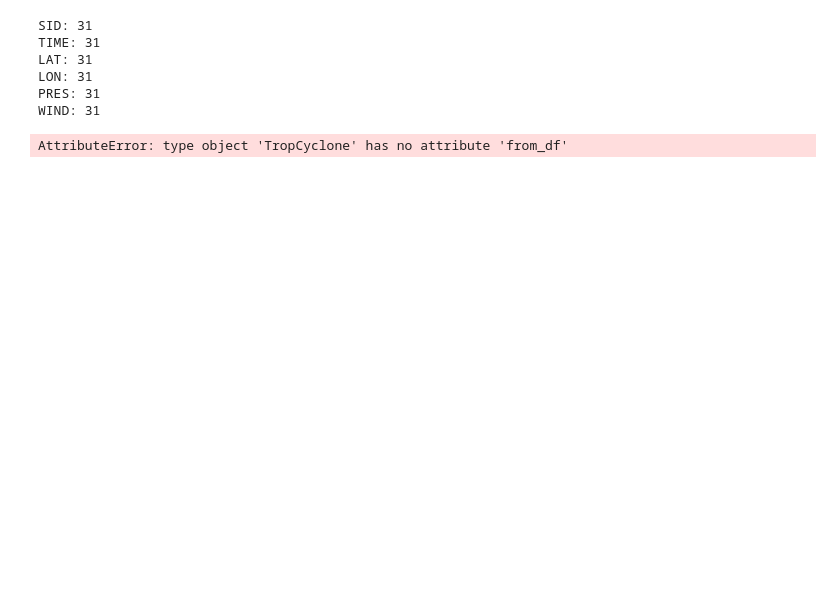
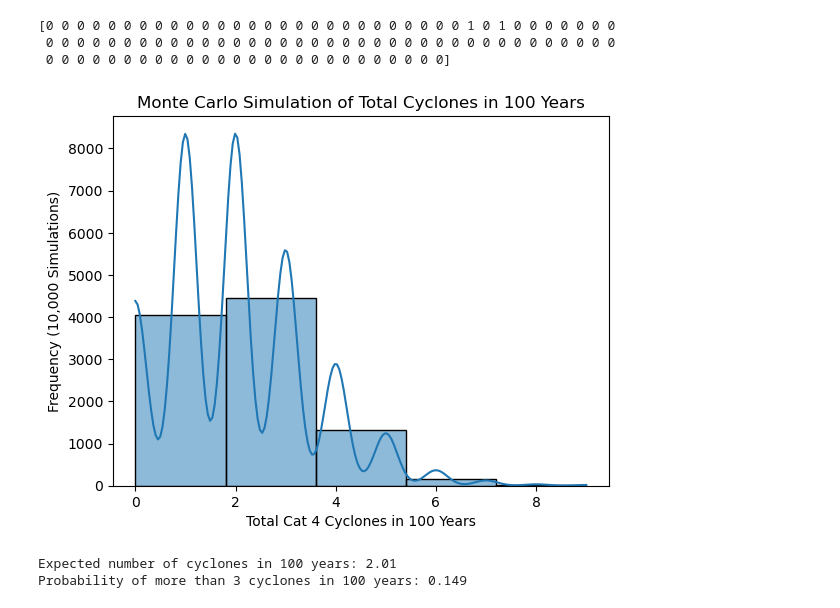
Before and after one commit to Moqian1122/TCRiskIndia, a Jupyter notebook: simulation.ipynb, the cells around one changed output. Drawn from its saved outputs; the diff is of its cells as text; code cells hidden in the pictures; blank space fills up the shorter version.

Commit message:
impact calcs

```diff
--- a/simulation.ipynb
+++ b/simulation.ipynb
@@ -50,18 +0,0 @@ def damage_function(wind_speed, W0=100, k=0.1):
-# %%
-n_simulations = 100000
-damage_results = []
-
-for _ in range(n_simulations):
-    n_tc = np.random.poisson(lambda_scenario)  # Number of TCs
-    wind_speeds = weibull_min.rvs(alpha, scale=beta_scenario, size=n_tc)
-    damages = damage_function(wind_speeds)
-    total_damage = sum(damages) * 1e6  # Convert to monetary impact
-    damage_results.append(total_damage)
-
-# Analyze distribution
-import seaborn as sns
-sns.histplot(damage_results, bins=50, kde=True)
-plt.xlabel("Total Damage (Million USD)")
-plt.ylabel("Frequency")
-plt.title("Monte Carlo Simulated Damages (50 Years)")
-plt.show()
@@ -126,16 +1,36 @@ track_data
-# %%
-for key, value in track_data.items():
-    print(f"{key}: {len(value)}")
-# %% [output]
-SID: 31
-TIME: 31
-LAT: 31
-LON: 31
-PRES: 31
-WIND: 31
-# %%
-# Convert to TropCyclone object
-tc = TropCyclone.from_df(df_tc)
-tc.plot()
-# %% [output]
-AttributeError: type object 'TropCyclone' has no attribute 'from_df'
+# %%
+import numpy as np
+import matplotlib.pyplot as plt
+import seaborn as sns
+
+lambda_cat4 = 0.02  #occurance of an individual cyclone
+years = 100  # Simulate for 100 years
+num_simulations = 10000  # Number of Monte Carlo runs
+
+a = np.random.poisson(lambda_cat4, years)
+print(a)
+
+total_cyclones = [np.sum(np.random.poisson(lambda_cat4, years)) for _ in range(num_simulations)]
+
+# Plot distribution of total cyclones over 100 years
+sns.histplot(total_cyclones, bins=5, kde=True)
+plt.xlabel("Total Cat 4 Cyclones in 100 Years")
+plt.ylabel("Frequency (10,000 Simulations)")
+plt.title("Monte Carlo Simulation of Total Cyclones in 100 Years")
+plt.show()
+
+# Compute mean and probability of extreme scenarios
+mean_cyclones = np.mean(total_cyclones)
+prob_more_than_3 = np.sum(np.array(total_cyclones) > 3) / num_simulations
+
+print(f"Expected number of cyclones in 100 years: {mean_cyclones:.2f}")
+print(f"Probability of more than 3 cyclones in 100 years: {prob_more_than_3:.3f}")
+
+# Expected number of cyclones in 100 years:
+# %% [output]
+[0 0 0 0 0 0 0 0 0 0 0 0 0 0 0 0 0 0 0 0 0 0 0 0 0 0 0 1 0 1 0 0 0 0 0 0 0
+ 0 0 0 0 0 0 0 0 0 0 0 0 0 0 0 0 0 0 0 0 0 0 0 0 0 0 0 0 0 0 0 0 0 0 0 0 0
+ 0 0 0 0 0 0 0 0 0 0 0 0 0 0 0 0 0 0 0 0 0 0 0 0 0 0]
+[figure, added]
+Expected number of cyclones in 100 years: 2.01
+Probability of more than 3 cyclones in 100 years: 0.149
```
Also changed, not shown: parts of 17 cells of this notebook, 7 other files.
